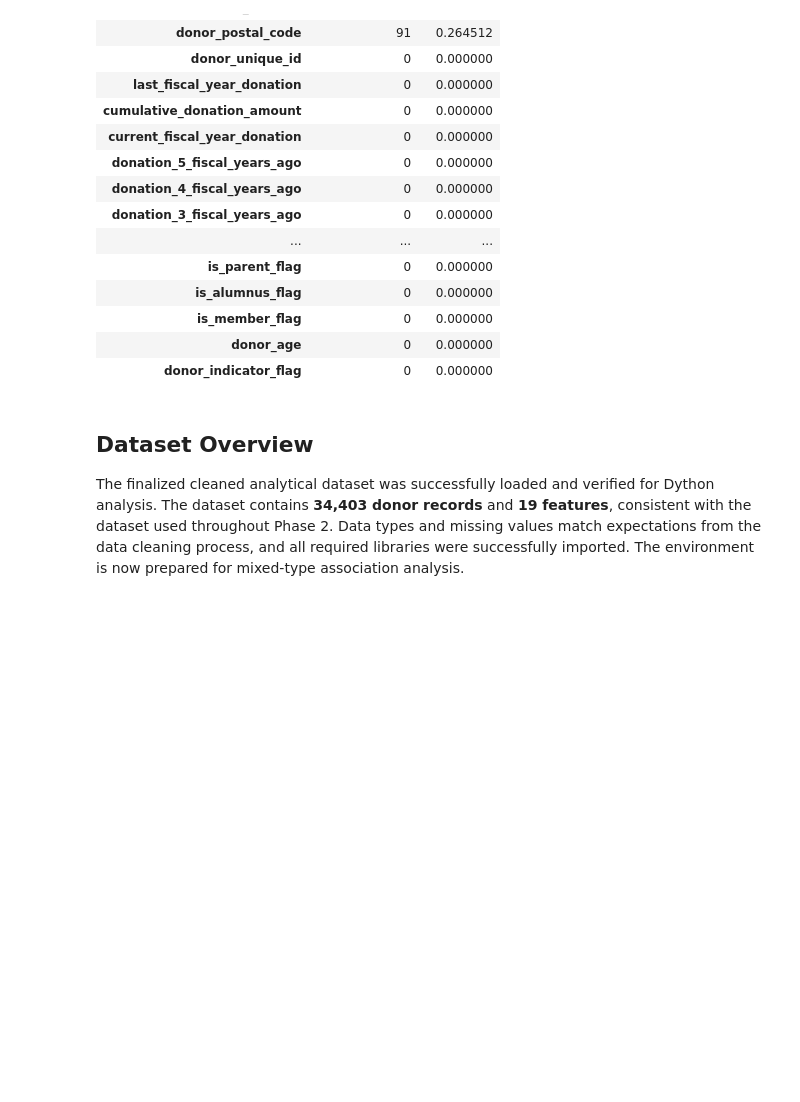
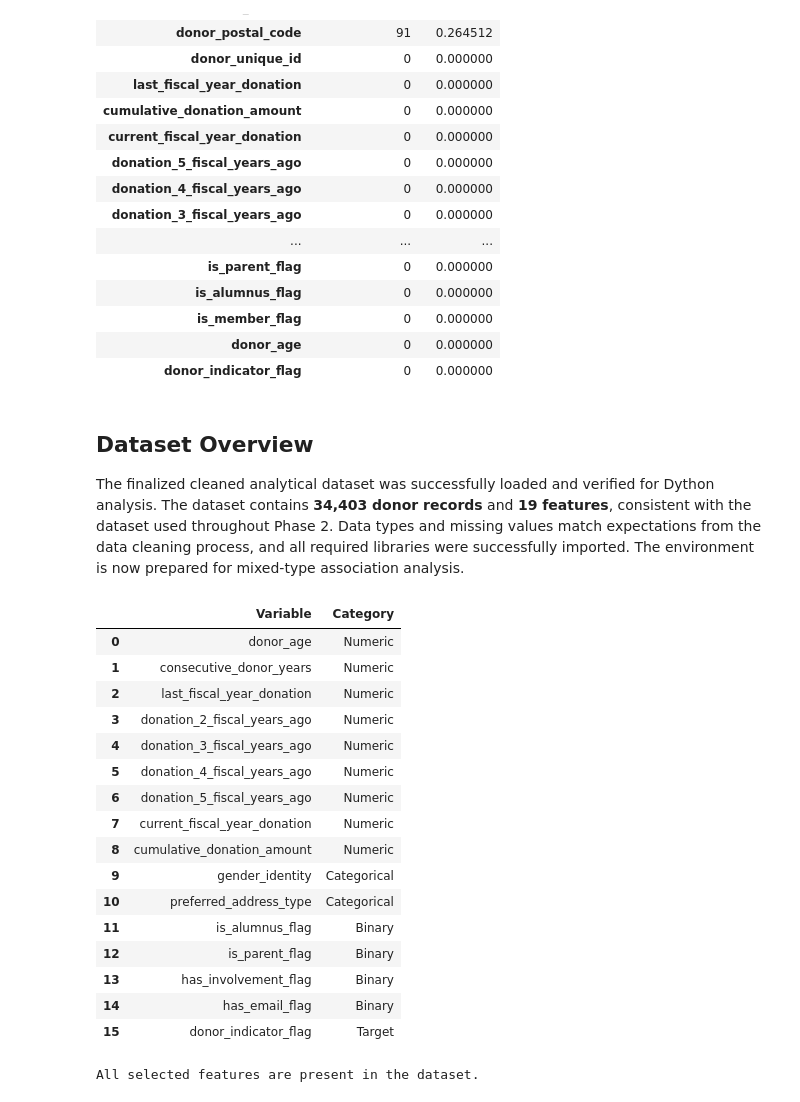
Before and after one commit to MDarkHead/red-cross-donor-prediction, a Jupyter notebook: notebooks/03_dython_analysis.ipynb, the cells around one changed output. Cells and saved outputs as stored; diff of their text form; code cells hidden in the pictures; blank space fills up the shorter version.

```diff
--- a/notebooks/03_dython_analysis.ipynb
+++ b/notebooks/03_dython_analysis.ipynb
@@ -141,0 +171,49 @@ The finalized cleaned analytical dataset was successfully loaded and verified fo
+# %%
+# Variable classification summary
+association_features = (
+    numeric_features
+    + categorical_features
+    + binary_features
+    + target_feature
+)
+
+variable_summary = pd.DataFrame({
+    "Variable": association_features,
+    "Category": (
+        ["Numeric"] * len(numeric_features)
+        + ["Categorical"] * len(categorical_features)
+        + ["Binary"] * len(binary_features)
+        + ["Target"]
+    )
+})
+
+variable_summary
+# %% [output]
+|  | Variable | Category |
+| 0 | donor_age | Numeric |
+| 1 | consecutive_donor_years | Numeric |
+| 2 | last_fiscal_year_donation | Numeric |
+| 3 | donation_2_fiscal_years_ago | Numeric |
+| 4 | donation_3_fiscal_years_ago | Numeric |
+| 5 | donation_4_fiscal_years_ago | Numeric |
+| 6 | donation_5_fiscal_years_ago | Numeric |
+| 7 | current_fiscal_year_donation | Numeric |
+| 8 | cumulative_donation_amount | Numeric |
+| 9 | gender_identity | Categorical |
+| 10 | preferred_address_type | Categorical |
+| 11 | is_alumnus_flag | Binary |
+| 12 | is_parent_flag | Binary |
+| 13 | has_involvement_flag | Binary |
+| 14 | has_email_flag | Binary |
+| 15 | donor_indicator_flag | Target |
+# %%
+# Verify selected features exist in the dataset
+missing_features = [col for col in association_features if col not in df.columns]
+
+if missing_features:
+    print("Missing features:")
+    print(missing_features)
+else:
+    print("All selected features are present in the dataset.")
+# %% [output]
+All selected features are present in the dataset.
```
Also changed, not shown: parts of 4 cells of this notebook.
